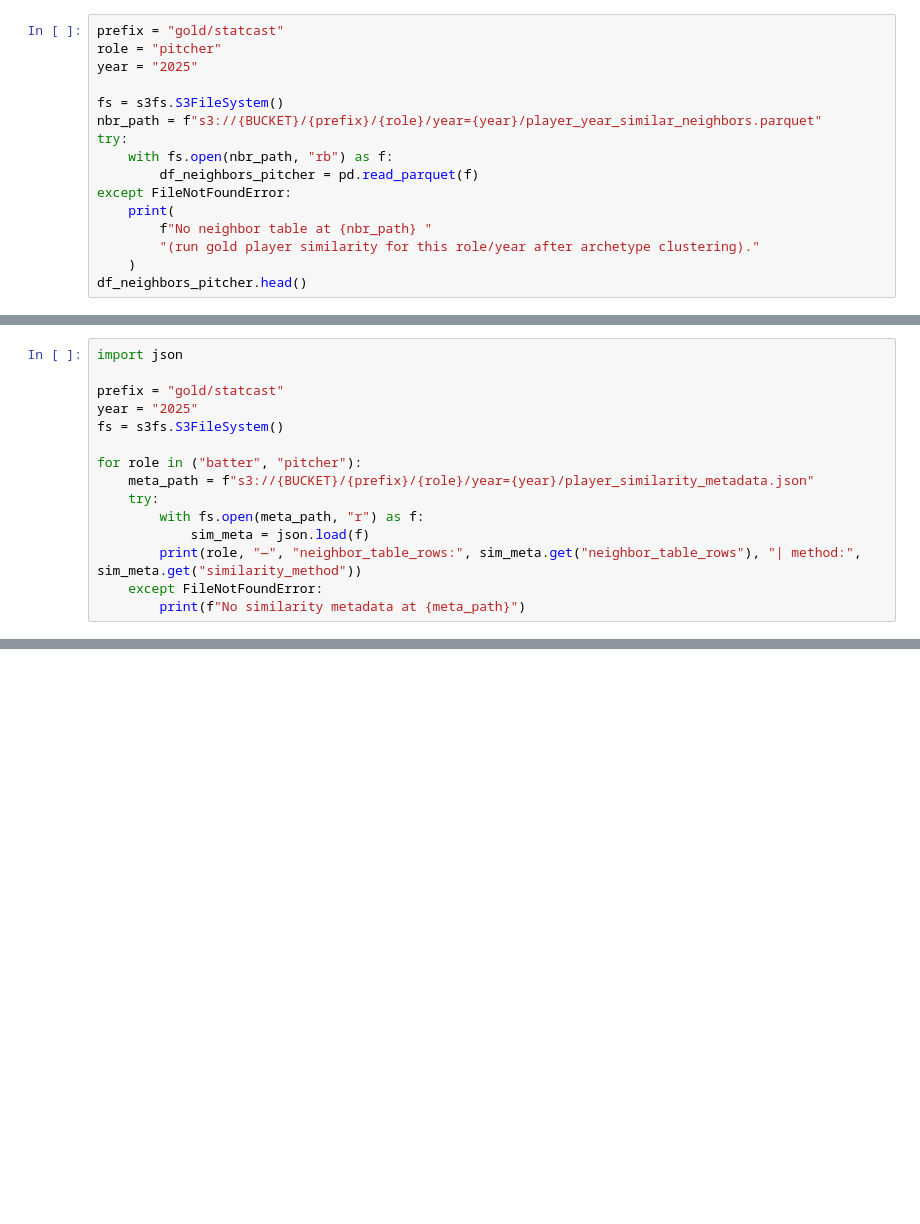
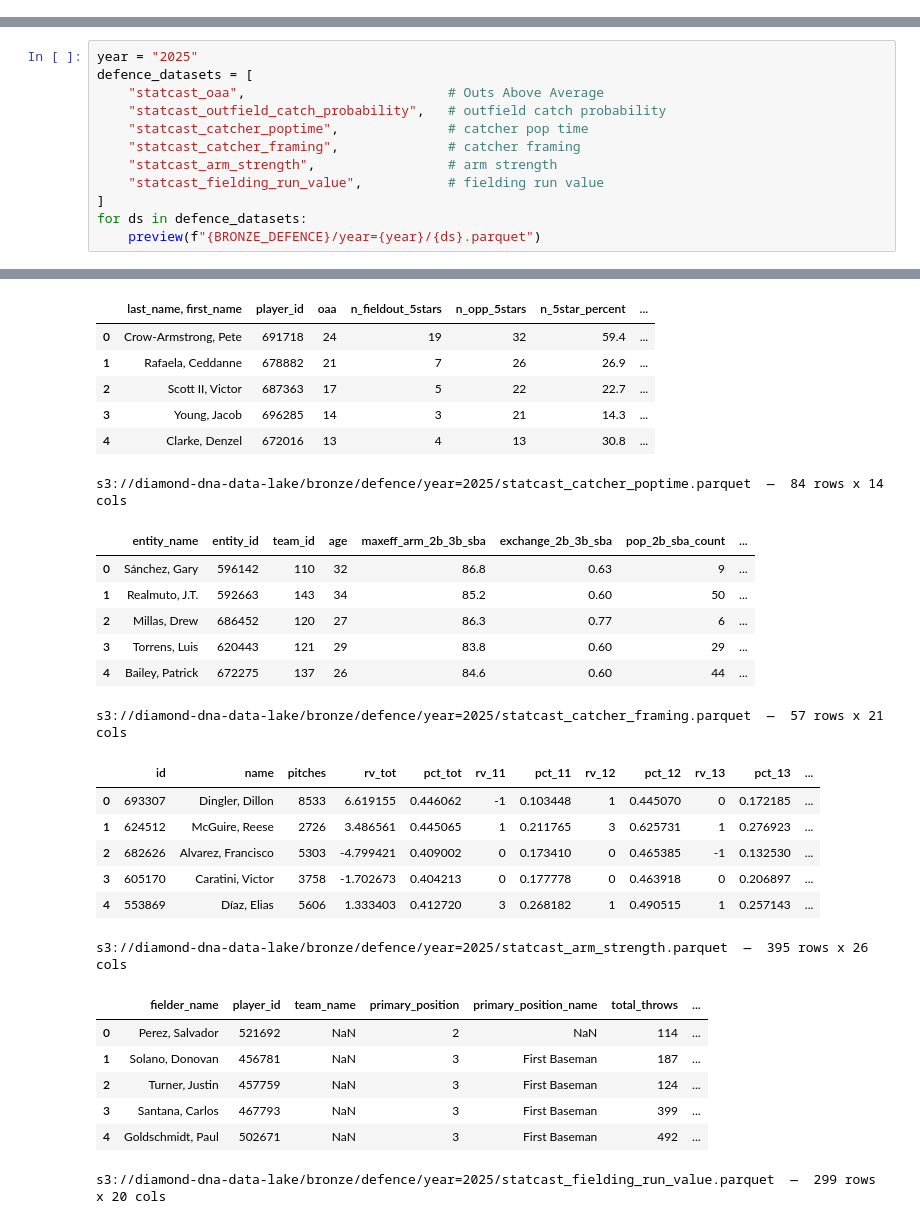
Before and after one commit to bryjjch/Diamond-DNA, a Jupyter notebook: notebooks/loading_data.ipynb, the cells around one changed output, grey strips where cells are left out. Drawn from its saved outputs; the diff is of its cells as text; blank space fills up the shorter version.

Commit message:
Changed loading_data to reflect new steps in pipeline

```diff
--- a/notebooks/loading_data.ipynb
+++ b/notebooks/loading_data.ipynb
@@ -209,16 +0,0 @@ df_neighbors_batter.head()
-# %%
-prefix = "gold/statcast"
-role = "pitcher"
-year = "2025"
-
-fs = s3fs.S3FileSystem()
-nbr_path = f"s3://{BUCKET}/{prefix}/{role}/year={year}/player_year_similar_neighbors.parquet"
-try:
-    with fs.open(nbr_path, "rb") as f:
-        df_neighbors_pitcher = pd.read_parquet(f)
-except FileNotFoundError:
-    print(
-        f"No neighbor table at {nbr_path} "
-        "(run gold player similarity for this role/year after archetype clustering)."
-    )
-df_neighbors_pitcher.head()
@@ -227,15 +0,0 @@ df_neighbors_pitcher.head()
-# %%
-import json
-
-prefix = "gold/statcast"
-year = "2025"
-fs = s3fs.S3FileSystem()
-
-for role in ("batter", "pitcher"):
-    meta_path = f"s3://{BUCKET}/{prefix}/{role}/year={year}/player_similarity_metadata.json"
-    try:
-        with fs.open(meta_path, "r") as f:
-            sim_meta = json.load(f)
-        print(role, "—", "neighbor_table_rows:", sim_meta.get("neighbor_table_rows"), "| method:", sim_meta.get("similarity_method"))
-    except FileNotFoundError:
-        print(f"No similarity metadata at {meta_path}")
@@ -241,0 +121,13 @@ for role in ("batter", "pitcher"):
+# %%
+year = "2025"
+defence_datasets = [
+    "statcast_oaa",                          # Outs Above Average
+    "statcast_outfield_catch_probability",   # outfield catch probability
+    "statcast_catcher_poptime",              # catcher pop time
+    "statcast_catcher_framing",              # catcher framing
+    "statcast_arm_strength",                 # arm strength
+    "statcast_fielding_run_value",           # fielding run value
+]
+for ds in defence_datasets:
+    preview(f"{BRONZE_DEFENCE}/year={year}/{ds}.parquet")
+# %% [output]
@@ -241,0 +142,28 @@ for role in ("batter", "pitcher"):
+|  | last_name, first_name | player_id | oaa | n_fieldout_5stars | n_opp_5stars | n_5star_percent | ... |
+| 0 | Crow-Armstrong, Pete | 691718 | 24 | 19 | 32 | 59.4 | ... |
+| 1 | Rafaela, Ceddanne | 678882 | 21 | 7 | 26 | 26.9 | ... |
+| 2 | Scott II, Victor | 687363 | 17 | 5 | 22 | 22.7 | ... |
+| 3 | Young, Jacob | 696285 | 14 | 3 | 21 | 14.3 | ... |
+| 4 | Clarke, Denzel | 672016 | 13 | 4 | 13 | 30.8 | ... |
+s3://diamond-dna-data-lake/bronze/defence/year=2025/statcast_catcher_poptime.parquet  —  84 rows x 14 cols
+|  | entity_name | entity_id | team_id | age | maxeff_arm_2b_3b_sba | exchange_2b_3b_sba | pop_2b_sba_count | ... |
+| 0 | Sánchez, Gary | 596142 | 110 | 32 | 86.8 | 0.63 | 9 | ... |
+| 1 | Realmuto, J.T. | 592663 | 143 | 34 | 85.2 | 0.60 | 50 | ... |
+| 2 | Millas, Drew | 686452 | 120 | 27 | 86.3 | 0.77 | 6 | ... |
+| 3 | Torrens, Luis | 620443 | 121 | 29 | 83.8 | 0.60 | 29 | ... |
+| 4 | Bailey, Patrick | 672275 | 137 | 26 | 84.6 | 0.60 | 44 | ... |
+s3://diamond-dna-data-lake/bronze/defence/year=2025/statcast_catcher_framing.parquet  —  57 rows x 21 cols
+|  | id | name | pitches | rv_tot | pct_tot | rv_11 | pct_11 | rv_12 | pct_12 | rv_13 | pct_13 | ... |
+| 0 | 693307 | Dingler, Dillon | 8533 | 6.619155 | 0.446062 | -1 | 0.103448 | 1 | 0.445070 | 0 | 0.172185 | ... |
+| 1 | 624512 | McGuire, Reese | 2726 | 3.486561 | 0.445065 | 1 | 0.211765 | 3 | 0.625731 | 1 | 0.276923 | ... |
+| 2 | 682626 | Alvarez, Francisco | 5303 | -4.799421 | 0.409002 | 0 | 0.173410 | 0 | 0.465385 | -1 | 0.132530 | ... |
+| 3 | 605170 | Caratini, Victor | 3758 | -1.702673 | 0.404213 | 0 | 0.177778 | 0 | 0.463918 | 0 | 0.206897 | ... |
+| 4 | 553869 | Díaz, Elias | 5606 | 1.333403 | 0.412720 | 3 | 0.268182 | 1 | 0.490515 | 1 | 0.257143 | ... |
+s3://diamond-dna-data-lake/bronze/defence/year=2025/statcast_arm_strength.parquet  —  395 rows x 26 cols
+|  | fielder_name | player_id | team_name | primary_position | primary_position_name | total_throws | ... |
+| 0 | Perez, Salvador | 521692 | NaN | 2 | NaN | 114 | ... |
+| 1 | Solano, Donovan | 456781 | NaN | 3 | First Baseman | 187 | ... |
+| 2 | Turner, Justin | 457759 | NaN | 3 | First Baseman | 124 | ... |
+| 3 | Santana, Carlos | 467793 | NaN | 3 | First Baseman | 399 | ... |
+| 4 | Goldschmidt, Paul | 502671 | NaN | 3 | First Baseman | 492 | ... |
+s3://diamond-dna-data-lake/bronze/defence/year=2025/statcast_fielding_run_value.parquet  —  299 rows x 20 cols
```
Also changed, not shown: parts of 59 cells of this notebook.
